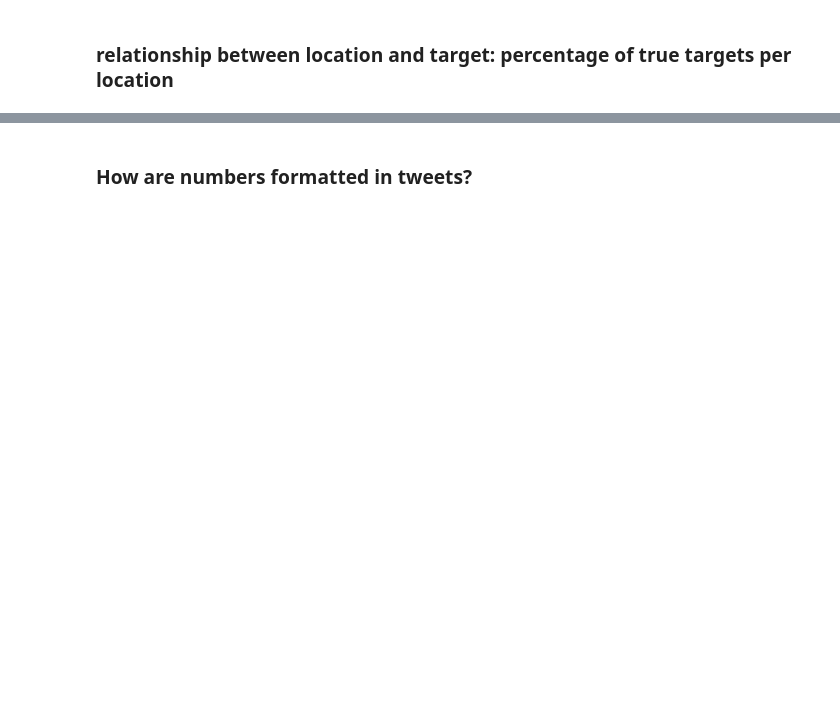
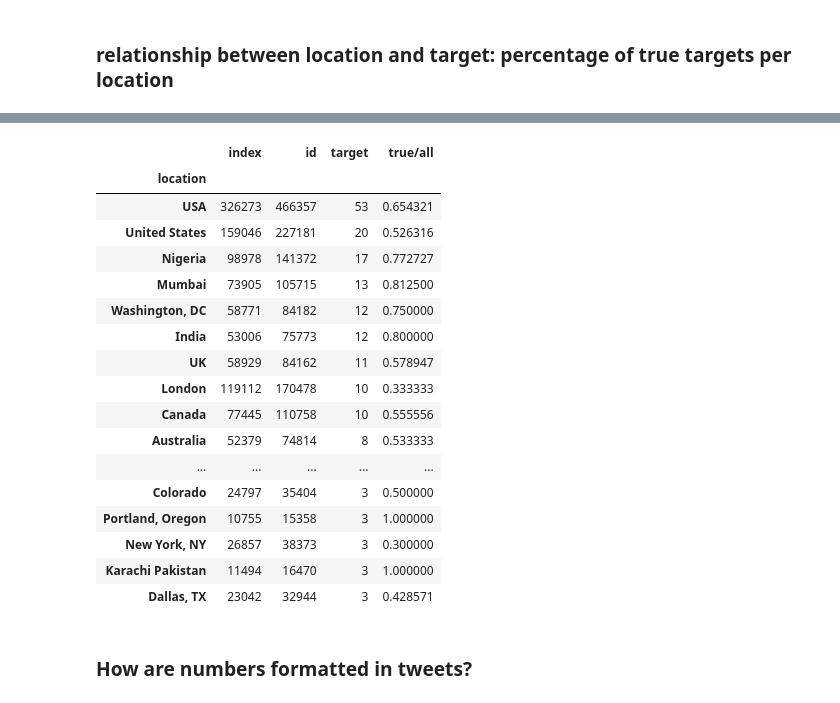
Before and after one commit to pablonm3/dis_tweet_classification, a Jupyter notebook: Exploring text classification methods.ipynb, the cells around one changed output, grey strips where cells are left out. Saved outputs shown, nothing was run; the diff lists cells and outputs as text; code cells hidden in the pictures; blank space fills up the shorter version.

```diff
--- a/Exploring text classification methods.ipynb
+++ b/Exploring text classification methods.ipynb
@@ -287,3 +266,24 @@ group_location_sum_target
+# %%
+group_location_sum_target.sort_values(by=['target'], ascending=False)[:50]
+# %% [output]
+|  | index | id | target | true/all |
+| location |  |  |  |  |
+| USA | 326273 | 466357 | 53 | 0.654321 |
+| United States | 159046 | 227181 | 20 | 0.526316 |
+| Nigeria | 98978 | 141372 | 17 | 0.772727 |
+| Mumbai | 73905 | 105715 | 13 | 0.812500 |
+| Washington, DC | 58771 | 84182 | 12 | 0.750000 |
+| India | 53006 | 75773 | 12 | 0.800000 |
+| UK | 58929 | 84162 | 11 | 0.578947 |
+| London | 119112 | 170478 | 10 | 0.333333 |
+| Canada | 77445 | 110758 | 10 | 0.555556 |
+| Australia | 52379 | 74814 | 8 | 0.533333 |
+| ... | ... | ... | ... | ... |
+| Colorado | 24797 | 35404 | 3 | 0.500000 |
+| Portland, Oregon | 10755 | 15358 | 3 | 1.000000 |
+| New York, NY | 26857 | 38373 | 3 | 0.300000 |
+| Karachi Pakistan | 11494 | 16470 | 3 | 1.000000 |
+| Dallas, TX | 23042 | 32944 | 3 | 0.428571 |
 # %%
 pd.set_option('display.max_rows', 20)
 # %% [markdown]
```
Also changed, not shown: parts of 81 cells of this notebook, 3 other files.
